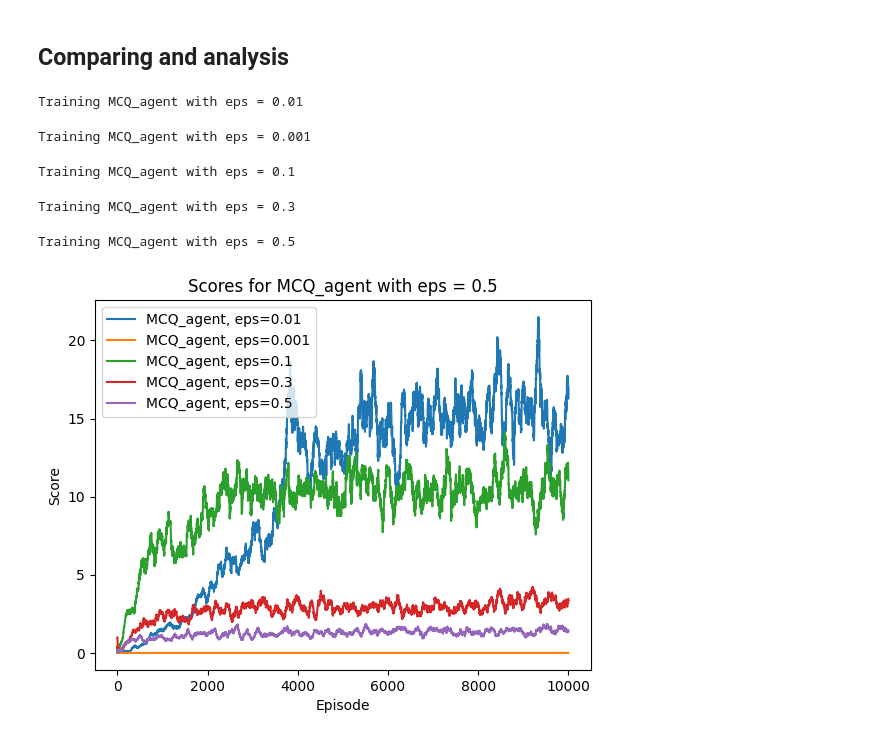
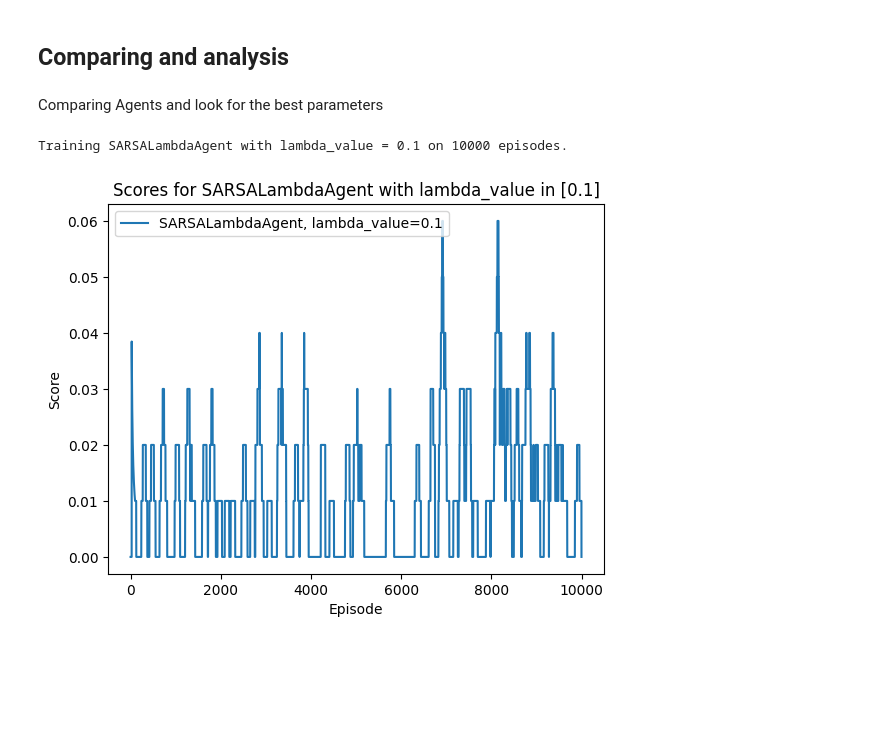
Before and after one commit to theveneth/RL_flappy_bird, a Jupyter notebook: code.ipynb, the cells around one changed output. Cells and saved outputs as stored; diff of their text form; code cells hidden in the pictures; blank space fills up the shorter version.

```diff
--- a/code.ipynb
+++ b/code.ipynb
@@ -142,7 +143,7 @@ class SARSALambdaAgent:
 # %% [markdown]
 ## Comparing and analysis
 # %%
-def train(agent, env, num_episodes):
+def train_FB(agent, env, env_name, num_episodes):
     scores = []
     rewards = []
 
@@ -150,6 +151,8 @@ def train(agent, env, num_episodes):
 
         state = env.reset()
         state = state[0]
+        if env_name == 'TextFlappyBird-screen-v0':
+            state = tuple(state.flatten())
 
         done = False
         episode_score = 0
@@ -158,10 +161,11 @@ def train(agent, env, num_episodes):
         agent.start_episode()
 
         while not done:
-
             action = agent.policy(state)
 
             next_state, reward, done, _, info = env.step(action)
+            if env_name == 'TextFlappyBird-screen-v0':
+                next_state = tuple(next_state.flatten())
 
             agent.update(state, action, reward, next_state, done)
 
@@ -178,54 +192,44 @@ def train(agent, env, num_episodes):
 # %%
-#plot evolution scores
+def train_and_plot(env, env_name, agents, params, num_episodes):
+    for agent_name, agent_class in agents.items():
 
-def moving_average(data, window_size=100):
-    """Calculate the moving average of a list."""
-    moving_avg = []
-    for i in range(len(data)):
-        window = data[max(0, i - window_size + 1): i + 1]
-        avg = sum(window) / len(window) if window else 0
-        moving_avg.append(avg)
-    return moving_avg
-
-
-def train_and_compare_agents(env, agents, params, num_episodes):
-    for agent_name, agent_class in agents.items():
         for param_name, param_value in params[agent_name].items():
-
+            plt.title(f"Scores for {agent_name} with {param_name} in {param_value}")
             for param in param_value:
                 print(f"\nTraining {agent_name} with {param_name} = {param} on {num_episodes} episodes.")
                 agent = agent_class(env, **{param_name: param})
-                scores, rewards = train(agent, env, num_episodes)
-                plt.title(f"Scores for {agent_name} with {param_name} = {param}")
+                scores, rewards = train_FB(agent, env, env_name, num_episodes)
+
                 plt.plot(moving_average(scores), label=f"{agent_name}, {param_name}={param}")
                 plt.xlabel("Episode")
                 plt.ylabel("Score")
             plt.legend()
             plt.show()
-
-if __name__ == '__main__':
-    # initiate environment
-    env = gym.make('TextFlappyBird-v0', height=15, width=20, pipe_gap=4)
-
-    # define agents and parameters to vary
-    agents = {
-        "MCQ_agent": MCQ_agent,
-        #"SARSALambdaAgent": SARSALambdaAgent,
-    }
-    params = {
-        "MCQ_agent": {"eps": [0.001,0.01,0.1, 0.3, 0.5]},
-        #"SARSALambdaAgent": {"lambda_value": [0.01, 0.1, 0.5, 0.7, 0.9]},
-    }
-
-    # Learning phase
-    num_episodes = 10000
-    train_and_compare_agents(env, agents, params, num_episodes)
-# %% [output]
-Training MCQ_agent with eps = 0.01
-Training MCQ_agent with eps = 0.001
-Training MCQ_agent with eps = 0.1
-Training MCQ_agent with eps = 0.3
-Training MCQ_agent with eps = 0.5
-[figure, removed]
+# %% [markdown]
+Comparing Agents and look for the best parameters
+# %%
+def compare():
+    # initiate environment
+    env_name = 'TextFlappyBird-v0'
+    env = gym.make(env_name, height=15, width=20, pipe_gap=4)
+
+    # define agents and parameters to vary
+    agents = {
+        #"MCQ_agent": MCQ_agent,
+        "SARSALambdaAgent": SARSALambdaAgent,
+    }
+    params = {
+        #"MCQ_agent": {"eps": [0.001,0.01,0.1, 0.3, 0.5]},
+        "SARSALambdaAgent": {"lambda_value": [0.1]},
+    }
+
+    # Learning phase
+    num_episodes = 10000
+    train_and_plot(env, env_name, agents, params, num_episodes)
+
+compare()
+# %% [output]
+Training SARSALambdaAgent with lambda_value = 0.1 on 10000 episodes.
+[figure, added]
 # %% [markdown]
 Using TextFlappyBird-screen-v0
```
Also changed, not shown: parts of 6 cells of this notebook.
